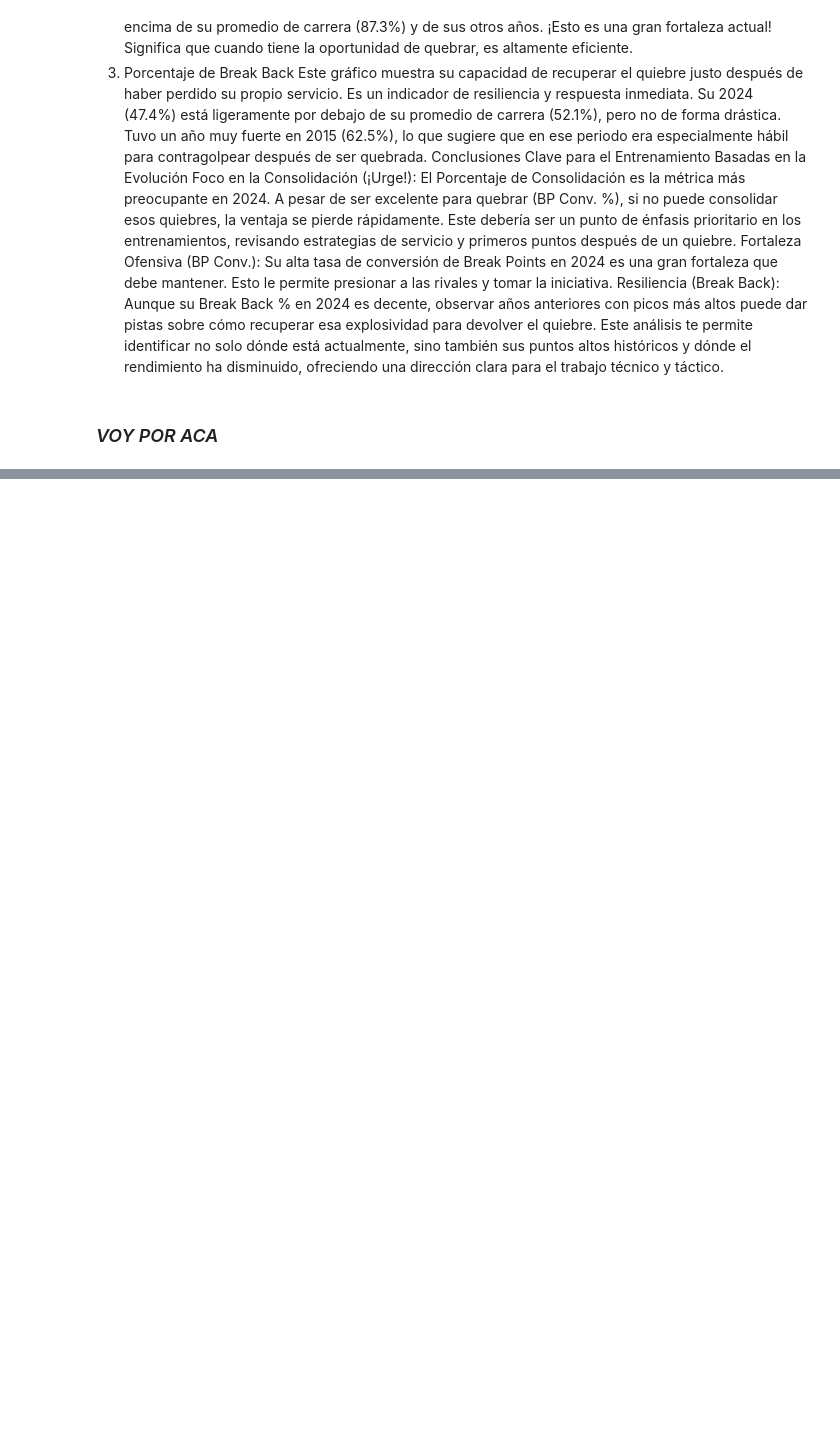
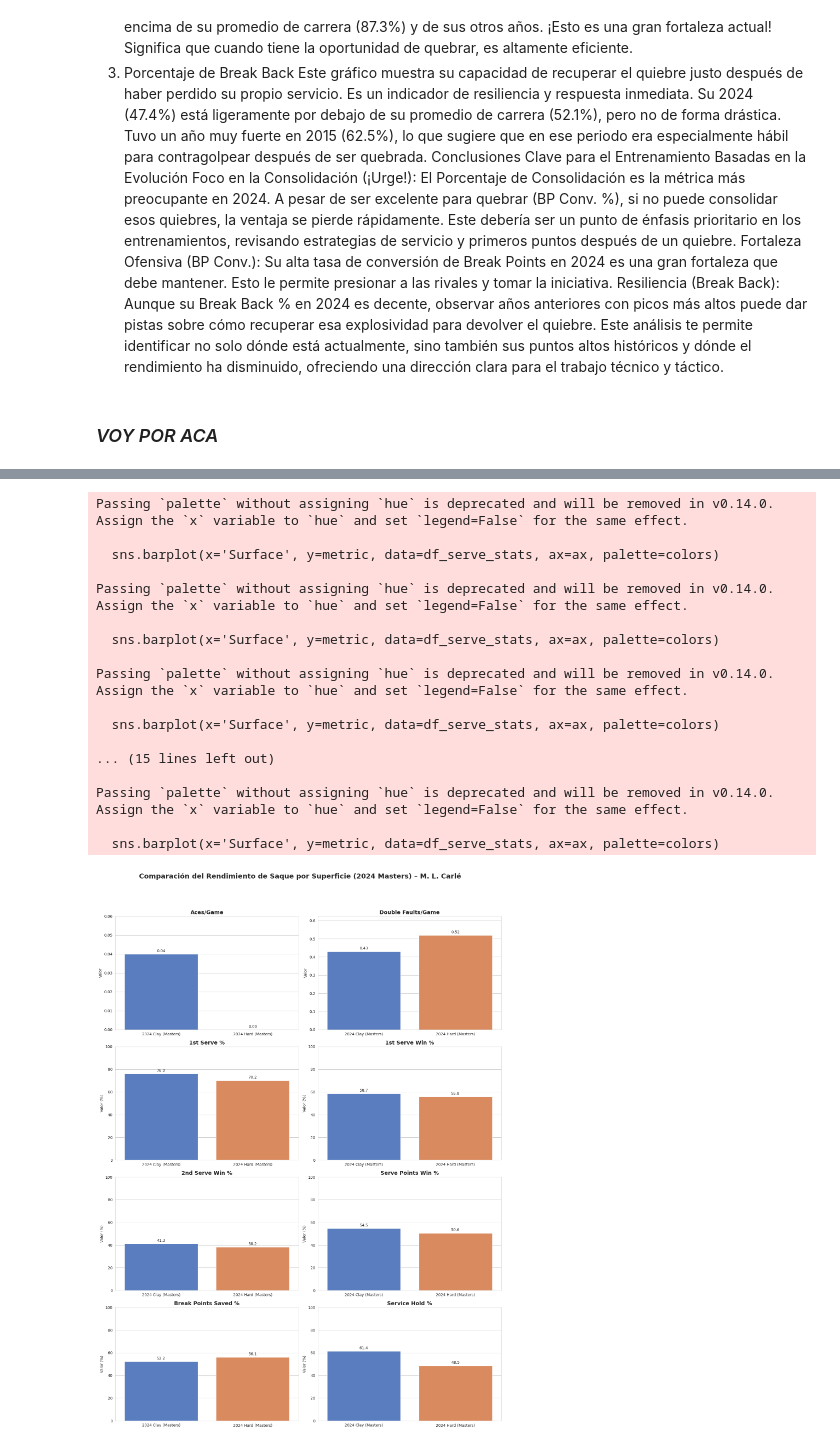
Before and after one commit to roreravi/kevin, a Jupyter notebook: tennis/carle_v2.ipynb, the cells around one changed output, grey strips where cells are left out. Drawn from its saved outputs; the diff is of its cells as text; code cells hidden in the pictures; blank space fills up the shorter version.

Commit message:
carle v2 terminado

```diff
--- a/tennis/carle_v2.ipynb
+++ b/tennis/carle_v2.ipynb
@@ -1784,8 +1973,10 @@ Este gráfico muestra el porcentaje de puntos ganados por María Lourdes Carlé
 # %%
-#saque y devolucion
+import pandas as pd
+import matplotlib.pyplot as plt
+import seaborn as sns
+import numpy as np
 
-# Estadísticas de saque por superficie
-serve_stats = {
+serve_stats_raw = {
     "2024 Clay (Masters)": {
         "Aces/Game": 0.04,
         "Double Faults/Game": 0.43,
@@ -1808,8 +1999,51 @@ serve_stats = {
     }
 }
 
+# Convertir el diccionario a DataFrame, donde las claves del diccionario son el índice
+df_serve_stats = pd.DataFrame(serve_stats_raw).T
 
-df_carle = pd.DataFrame(serve_stats)
+# Resetear el índice para que la superficie sea una columna
+df_serve_stats = df_serve_stats.reset_index().rename(columns={'index': 'Surface'})
 
-serve_stats
+print("DataFrame de Estadísticas de Saque por Superficie (Preprocesado):")
+print(df_serve_stats)
+
+# --- VISUALIZACIÓN: Comparación de Estadísticas de Saque por Superficie ---
+
+# Definir las métricas a visualizar y sus rangos si es necesario
+metrics_to_plot = [
+    "Aces/Game", "Double Faults/Game", "1st Serve %", "1st Serve Win %",
+    "2nd Serve Win %", "Serve Points Win %", "Break Points Saved %", "Service Hold %"
+]
+
+# Configurar el estilo de los gráficos
+sns.set_style("whitegrid")
+colors = sns.color_palette("muted") # Paleta de colores consistente
+
+fig, axes = plt.subplots(nrows=4, ncols=2, figsize=(15, 20))
+fig.suptitle("Comparación del Rendimiento de Saque por Superficie (2024 Masters) – M. L. Carlé", fontsize=18, fontweight='bold', y=1.02)
+axes = axes.flatten() # Aplanar el array de ejes para iterar fácilmente
+
+for i, metric in enumerate(metrics_to_plot):
+    ax = axes[i]
+    sns.barplot(x='Surface', y=metric, data=df_serve_stats, ax=ax, palette=colors)
+    ax.set_title(metric, fontsize=14, fontweight='bold')
+    ax.set_xlabel("") # Ocultar etiqueta de eje X para cada subplot, ya que la compartimos
+    ax.set_ylabel("Valor (%)" if "%" in metric else "Valor", fontsize=10) # Ajustar etiqueta Y
+
+    # Ajustar límites Y para porcentajes (0-100) y para frecuencias
+    if "%" in metric:
+        ax.set_ylim(0, 100)
+    elif "Aces/Game" in metric:
+        ax.set_ylim(0, df_serve_stats["Aces/Game"].max() * 1.5 if df_serve_stats["Aces/Game"].max() > 0 else 0.1) # Ajustar para valores pequeños
+    elif "Double Faults/Game" in metric:
+        ax.set_ylim(0, df_serve_stats["Double Faults/Game"].max() * 1.2)
+
+    # Añadir valores en las barras
+    for container in ax.containers:
+        labels = [f'{v.get_height():.1f}' if '%' in metric else f'{v.get_height():.2f}' for v in container]
+        ax.bar_label(container, labels=labels, label_type='edge', fontsize=10, padding=3)
+
+plt.tight_layout(rect=[0, 0, 1, 0.98]) # Ajustar para el título principal
+plt.show()
 # %% [output]
@@ -1831,0 +2062,18 @@ serve_stats
+Passing `palette` without assigning `hue` is deprecated and will be removed in v0.14.0. Assign the `x` variable to `hue` and set `legend=False` for the same effect.
+
+  sns.barplot(x='Surface', y=metric, data=df_serve_stats, ax=ax, palette=colors)
+
+Passing `palette` without assigning `hue` is deprecated and will be removed in v0.14.0. Assign the `x` variable to `hue` and set `legend=False` for the same effect.
+
+  sns.barplot(x='Surface', y=metric, data=df_serve_stats, ax=ax, palette=colors)
+
+Passing `palette` without assigning `hue` is deprecated and will be removed in v0.14.0. Assign the `x` variable to `hue` and set `legend=False` for the same effect.
+
+  sns.barplot(x='Surface', y=metric, data=df_serve_stats, ax=ax, palette=colors)
+
+... (15 lines left out)
+
+Passing `palette` without assigning `hue` is deprecated and will be removed in v0.14.0. Assign the `x` variable to `hue` and set `legend=False` for the same effect.
+
+  sns.barplot(x='Surface', y=metric, data=df_serve_stats, ax=ax, palette=colors)
+[figure, added]
```
Also changed, not shown: parts of 24 cells of this notebook.
